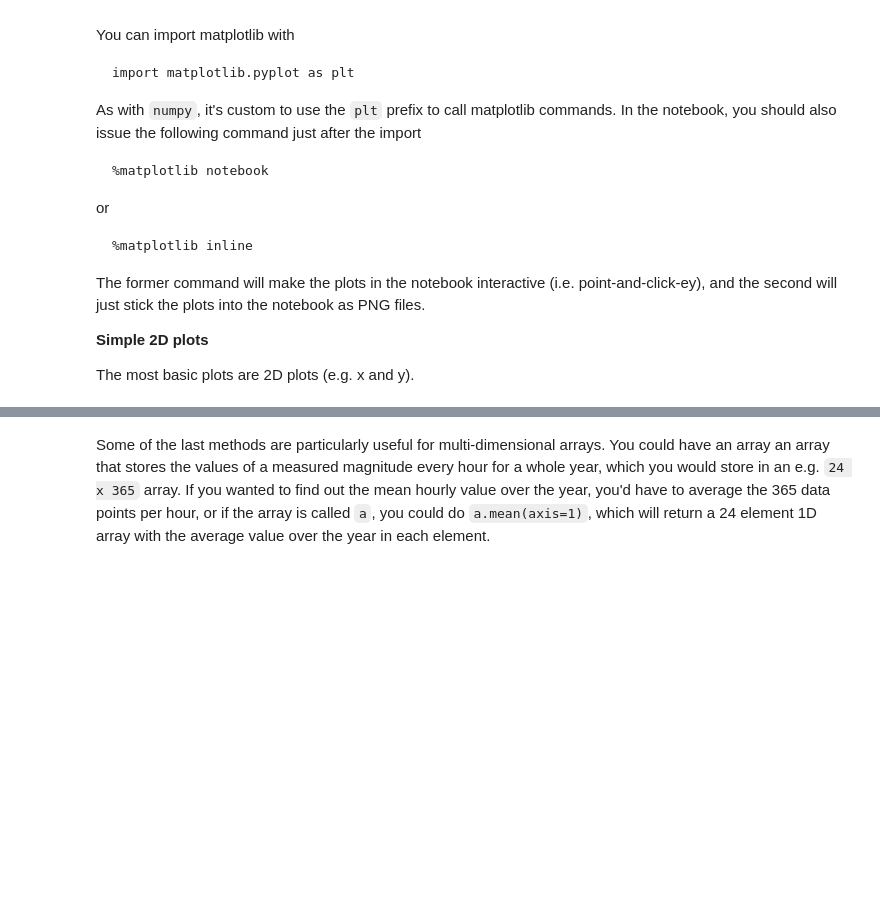
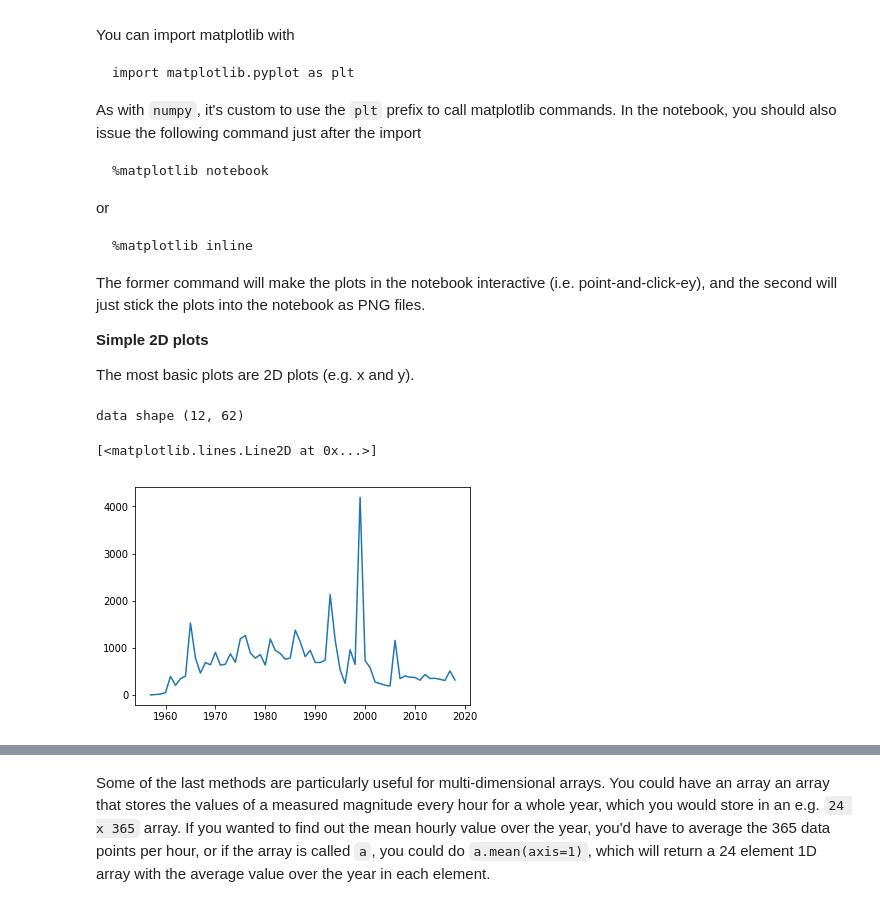
Before and after one commit to profLewis/geog0111_OLD, a Jupyter notebook: 02_numpy/Chapter2_Numpy_matplotlib_scipy.ipynb, the cells around one changed output, grey strips where cells are left out. Cells and saved outputs as stored; diff of their text form; code cells hidden in the pictures; blank space fills up the shorter version.

```diff
--- a/02_numpy/Chapter2_Numpy_matplotlib_scipy.ipynb
+++ b/02_numpy/Chapter2_Numpy_matplotlib_scipy.ipynb
@@ -456,0 +571,23 @@ The years with <= 300 launches are:
+# %%
+# prepare data as above
+from nsat import nsat
+data,years = nsat().data,nsat().years
+indices = np.where(data > 400)
+year = np.arange(years[0],years[1],dtype=np.int)
+month = np.arange(12,dtype=np.int)
+
+# store the months and years
+# in their unsorted (original) form
+unsorted_months = month[indices[0]]
+unsorted_years = year[indices[1]]
+print(f'years not in order: {unsorted_years}')
+print(f'but months are:     {unsorted_months}\n')
+
+
+# get the indices to put years in order
+year_order = np.argsort(indices[1])
+
+# apply this to months and years
+print(f'year order: {year_order}\n')
+print(f'years in order: {unsorted_years[year_order]}')
+print(f'months in year order: {unsorted_months[year_order]}')
@@ -485,3 +636,29 @@ The former command will make the plots in the notebook interactive (i.e. point-a
 **Simple 2D plots**
 
 The most basic plots are 2D plots (e.g. x and y).
+# %%
+import matplotlib.pyplot as plt
+%matplotlib inline
+
+from nsat import nsat
+import numpy as np
+'''
+This dataset gives the number of
+satellites launched per month and year
+
+data from https://www.n2yo.com
+'''
+data,years = nsat().data,nsat().years
+year = np.arange(years[0],years[1],dtype=np.int)
+# sum the data over all months (axis 0)
+sum_per_year = data.sum(axis=0)
+
+print(f'data shape {data.shape}')
+
+# plot x as year
+# plot y as the number of satellites per year
+plt.plot(year,sum_per_year,label='launches per year')
+# %% [output]
+data shape (12, 62)
+[<matplotlib.lines.Line2D at 0x...>]
+[figure, added]
```
Also changed, not shown: parts of 23 cells of this notebook, 3 other files.
